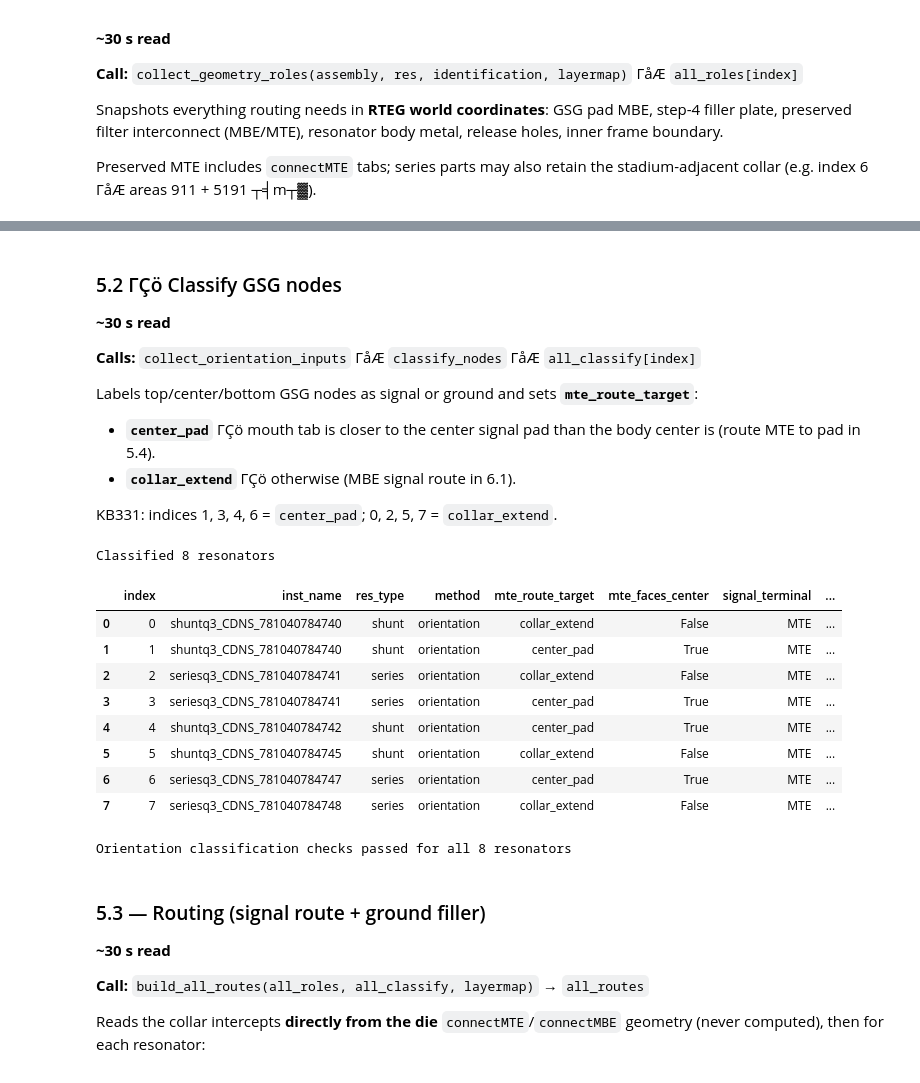
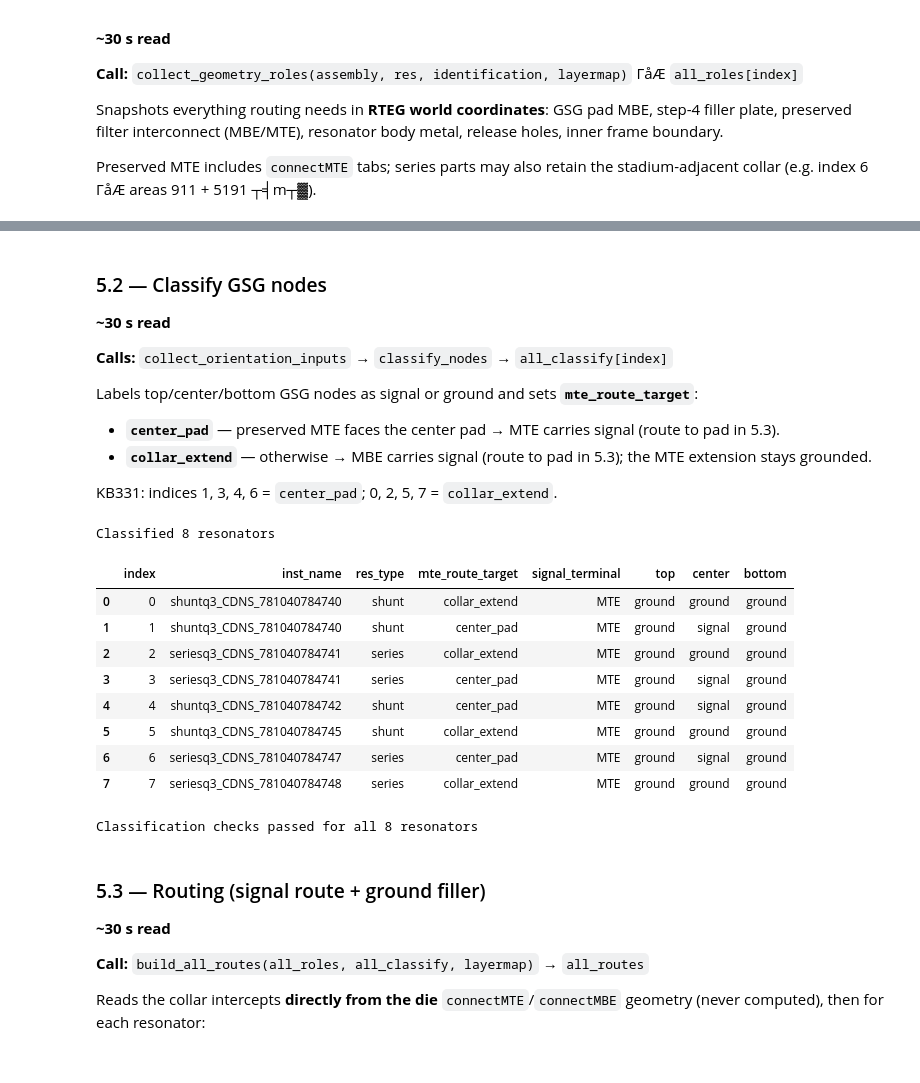
Before and after one commit to ReubenSKWS/rteg-automation, a Jupyter notebook: python_code/single_run.ipynb, the cells around one changed output, grey strips where cells are left out. Cells and saved outputs as stored; diff of their text form; code cells hidden in the pictures.

```diff
--- a/python_code/single_run.ipynb
+++ b/python_code/single_run.ipynb
@@ -491,17 +333,12 @@ Snapshots everything routing needs in **RTEG world coordinates**: GSG pad MBE, s
 
 Preserved MTE includes `connectMTE` tabs; series parts may also retain the stadium-adjacent collar (e.g. index 6 ΓåÆ areas 911 + 5191 ┬╡m┬▓).
 # %%
-from src.rteg_collect import (
-    RtegCollectConfig,
-    collect_geometry_roles,
-    geometry_roles_summary_table,
-)
+from src.rteg_collect import RtegCollectConfig, collect_geometry_roles
 
 COLLECT_CONFIG = RtegCollectConfig()
 
 all_roles: dict[int, object] = {}
 collect_rows: list[dict[str, object]] = []
-collect_detail_rows: list[dict[str, object]] = []
 
 for idx in range(len(identification.resonators)):
     res = identification.resonators[idx]
@@ -523,15 +360,9 @@ for idx in range(len(identification.resonators)):
             "total_polygons": sum(counts.values()),
         }
     )
-    collect_detail_rows.extend(geometry_roles_summary_table(roles))
 
-collect_overview_df = pd.DataFrame(collect_rows).sort_values("index")
-collect_detail_df = pd.DataFrame(collect_detail_rows)
-
-print(f"Collected geometry for {len(all_roles)} resonators\n")
-display(collect_overview_df)
-print("\nPolygon detail (all resonators):")
-display(collect_detail_df)
+print(f"Collected geometry for {len(all_roles)} resonators")
+display(pd.DataFrame(collect_rows).sort_values("index"))
 # %% [output]
 Collected geometry for 8 resonators
 |  | index | inst_name | res_type | BAW_CAV | BAW_ReF | bottom_ground | center_node | filler_plate | frame_ring | ... |
@@ -560,23 +377,22 @@ Polygon detail (all resonators):
 # %% [markdown]
-### 5.2 ΓÇö Classify GSG nodes
+### 5.2 — Classify GSG nodes
 
 **~30 s read**
 
-**Calls:** `collect_orientation_inputs` ΓåÆ `classify_nodes` ΓåÆ `all_classify[index]`
+**Calls:** `collect_orientation_inputs` → `classify_nodes` → `all_classify[index]`
 
 Labels top/center/bottom GSG nodes as signal or ground and sets **`mte_route_target`**:
 
-- **`center_pad`** ΓÇö mouth tab is closer to the center signal pad than the body center is (route MTE to pad in 5.4).
-- **`collar_extend`** ΓÇö otherwise (MBE signal route in 6.1).
+- **`center_pad`** — preserved MTE faces the center pad → MTE carries signal (route to pad in 5.3).
+- **`collar_extend`** — otherwise → MBE carries signal (route to pad in 5.3); the MTE extension stays grounded.
 
 KB331: indices 1, 3, 4, 6 = `center_pad`; 0, 2, 5, 7 = `collar_extend`.
 # %%
-from src.rteg_classify import classify_nodes, classification_summary_table
+from src.rteg_classify import classify_nodes
 from src.rteg_collect import collect_orientation_inputs
 
 all_classify: dict[int, object] = {}
 classify_overview_rows: list[dict[str, object]] = []
-classify_detail_rows: list[dict[str, object]] = []
 
 for idx, roles in all_roles.items():
     res = identification.resonators[idx]
@@ -590,66 +406,46 @@ for idx, roles in all_roles.items():
     )
     classification = classify_nodes(
         roles.ground_plates,
         roles.preserved,
         orientation=orientation,
         res_type=res.res_type,
     )
     all_classify[idx] = classification
-    collar = classification.collar_orientation
     by_band = classification.by_band()
     classify_overview_rows.append(
         {
             "index": idx,
             "inst_name": roles.inst_name,
             "res_type": res.res_type,
-            "method": classification.method,
             "mte_route_target": classification.mte_route_target,
-            "mte_faces_center": collar.mte_faces_center,
             "signal_terminal": classification.signal_terminal,
-            "signal_drawable": classification.signal_drawable,
-            "collar_axis": collar.axis,
-            "facing_pad": collar.facing_pad,
             "top": by_band["top"].net,
             "center": by_band["center"].net,
             "bottom": by_band["bottom"].net,
-            "note": classification.note,
         }
     )
-    classify_detail_rows.extend(
-        classification_summary_table(
-            classification,
-            index=idx,
-            inst_name=roles.inst_name,
-            res_type=res.res_type,
-        )
-    )
 
-classify_overview_df = pd.DataFrame(classify_overview_rows).sort_values("index")
-classify_df = pd.DataFrame(classify_detail_rows)
-
-print(f"Classified {len(all_classify)} resonators\n")
-display(classify_overview_df)
+print(f"Classified {len(all_classify)} resonators")
+display(pd.DataFrame(classify_overview_rows).sort_values("index"))
 
 for idx, classification in all_classify.items():
-    assert classification.method == "orientation"
     assert classification.mte_route_target in ("center_pad", "collar_extend")
-    assert classification.signal_drawable == bool(all_roles[idx].preserved.mte)
     if classification.mte_route_target == "center_pad":
         assert classification.by_band()["center"].net == "signal"
 
-print(f"\nOrientation classification checks passed for all {len(all_classify)} resonators")
+print(f"Classification checks passed for all {len(all_classify)} resonators")
 # %% [output]
 Classified 8 resonators
-|  | index | inst_name | res_type | method | mte_route_target | mte_faces_center | signal_terminal | ... |
-| 0 | 0 | shuntq3_CDNS_781040784740 | shunt | orientation | collar_extend | False | MTE | ... |
-| 1 | 1 | shuntq3_CDNS_781040784740 | shunt | orientation | center_pad | True | MTE | ... |
-| 2 | 2 | seriesq3_CDNS_781040784741 | series | orientation | collar_extend | False | MTE | ... |
-| 3 | 3 | seriesq3_CDNS_781040784741 | series | orientation | center_pad | True | MTE | ... |
-| 4 | 4 | shuntq3_CDNS_781040784742 | shunt | orientation | center_pad | True | MTE | ... |
-| 5 | 5 | shuntq3_CDNS_781040784745 | shunt | orientation | collar_extend | False | MTE | ... |
-| 6 | 6 | seriesq3_CDNS_781040784747 | series | orientation | center_pad | True | MTE | ... |
-| 7 | 7 | seriesq3_CDNS_781040784748 | series | orientation | collar_extend | False | MTE | ... |
+|  | index | inst_name | res_type | mte_route_target | signal_terminal | top | center | bottom |
+| 0 | 0 | shuntq3_CDNS_781040784740 | shunt | collar_extend | MTE | ground | ground | ground |
+| 1 | 1 | shuntq3_CDNS_781040784740 | shunt | center_pad | MTE | ground | signal | ground |
+| 2 | 2 | seriesq3_CDNS_781040784741 | series | collar_extend | MTE | ground | ground | ground |
+| 3 | 3 | seriesq3_CDNS_781040784741 | series | center_pad | MTE | ground | signal | ground |
+| 4 | 4 | shuntq3_CDNS_781040784742 | shunt | center_pad | MTE | ground | signal | ground |
+| 5 | 5 | shuntq3_CDNS_781040784745 | shunt | collar_extend | MTE | ground | ground | ground |
+| 6 | 6 | seriesq3_CDNS_781040784747 | series | center_pad | MTE | ground | signal | ground |
+| 7 | 7 | seriesq3_CDNS_781040784748 | series | collar_extend | MTE | ground | ground | ground |
-Orientation classification checks passed for all 8 resonators
+Classification checks passed for all 8 resonators
 # %% [markdown]
 ### 5.3 — Routing (signal route + ground filler)
 
```
Also changed, not shown: parts of 14 cells of this notebook.
